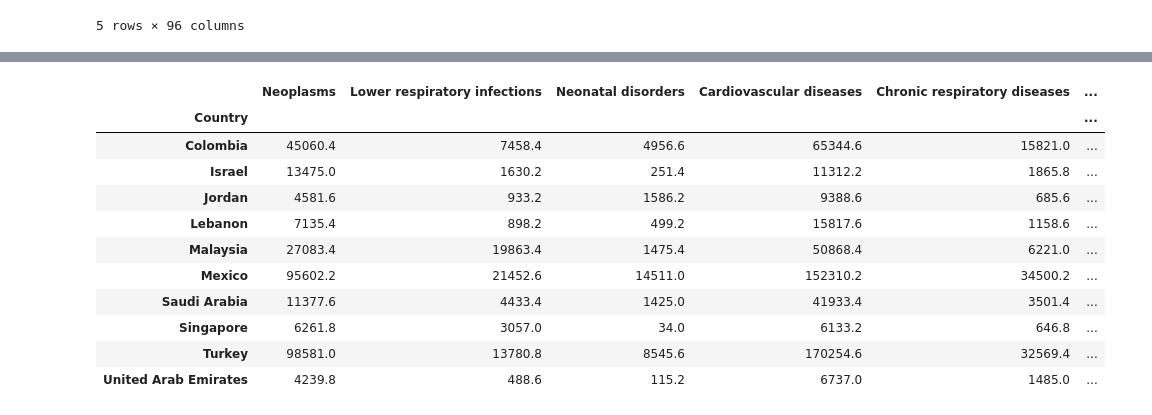
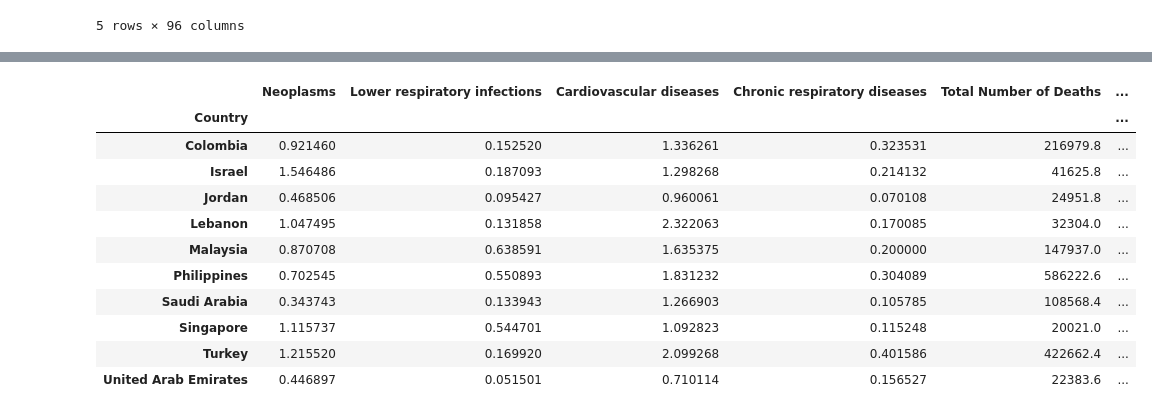
Before and after one commit to TanishaCooper/projectone_groupfour, a Jupyter notebook: HealthcarePy/test.ipynb, the cells around one changed output, grey strips where cells are left out. Cells and saved outputs as stored; diff of their text form; code cells hidden in the pictures.

```diff
--- a/HealthcarePy/test.ipynb
+++ b/HealthcarePy/test.ipynb
@@ -13,7 +13,7 @@ from pprint import pprint
 # Pull in csv files
 annual_num_deaths_csv = ("../Resources/annual-number-of-deaths-by-cause.csv")
 mortality_df = pd.read_csv(annual_num_deaths_csv)
-mortality_df.dropna
+mortality_df = mortality_df.dropna(how='all')
 
 # Second csv for later use
 socio_csv = ("../Resources/soci_econ_country_profiles.csv")
@@ -82,16 +101,40 @@ socio_df.head()
 5 rows × 96 columns
 # %%
 # Cleaning new DataFrame, prepping for merge
-socio2_df = socio_df[['country','Life expectancy at birth, total (years)','GDP per capita (current US$)','Health: Total expenditure (% of GDP)','Health: Physicians (per 1000 pop.)','Health Care Index','Population in thousands (2017)']]
-socio2_df.columns
+socio2_df = socio_df[['country','Life expectancy at birth, total (years)','GDP per capita (current US$)','Health: Total expenditure (% of GDP)','Health: Physicians (per 1000 pop.)','Health Care Index','Population, female','Population, male']]
 socio2_df = socio2_df.rename(columns={
     'Life expectancy at birth, total (years)':'Life Expectancy at birth',
     'GDP per capita (current US$)':'GDP per capita ($)',
     'Health: Total expenditure (% of GDP)':'Total expenditure (% GDP)',
     'Health: Physicians (per 1000 pop.)':'Physicians (per 1000)',
-    'Population in thousands (2017)':'Population in thousands'
 })
 # %%
 # Merging
-new_df = clean_df.merge(socio2_df, how='inner', left_on='Country', right_on='country')
+new_df = code.merge(socio2_df, how='inner', left_on='Country', right_on='country')
 new_df = new_df.drop('country', 1)
+
+# New Population column by combining male and female population
+new_df['Population'] = new_df['Population, female'] + new_df['Population, male']
+pop = new_df['Population']
+# Drop male, female population columns, executions, terrorism
+new_df = new_df.drop(['Population, female','Population, male','Number of executions (Amnesty International)','Terrorism (deaths)'],1)
+
+total_death_rate = (new_df['Total Number of Deaths'] / pop)*100
+new_df['Total Death Rate'] = total_death_rate
+
+new_df.columns
+# drop_columns = ['Meningitis','Fire, heat, and hot substances', 'Malaria', 'Drowning',
+#        'Interpersonal violence', 'HIV/AIDS', 'Drug use disorders',
+#        'Tuberculosis', 'Road injuries', 'Maternal disorders','Neonatal disorders',
+#        'Alcohol use disorders', 'Exposure to forces of nature',
+#        'Diarrheal diseases', 'Environmental heat and cold exposure',
+#        'Nutritional deficiencies', 'Self-harm', 'Conflict and terrorism',
+#        'Diabetes mellitus', 'Poisonings', 'Protein-energy malnutrition','Chronic kidney disease','Cirrhosis and other chronic liver diseases', 'Digestive diseases',
+#        'Acute hepatitis', "Alzheimer's disease and other dementias","Parkinson's disease"]
+
+clean_columns = ['Country', 'Year','Neoplasms','Lower respiratory infections','Cardiovascular diseases',
+                 'Chronic respiratory diseases','Total Number of Deaths','Life Expectancy at birth', 'GDP per capita ($)',
+                 'Total expenditure (% GDP)', 'Physicians (per 1000)','Health Care Index', 'Population', 'Total Death Rate']
+
+clean_df = new_df[clean_columns]
+clean_df
@@ -179,19 +283,28 @@ plt.bar(ind, chron, width=0.8, label='chron', color='#CD853F')
 # %%
 # Filtering by countries with lowest death rates per capita
-least_deaths_df = new_df[new_df["Country"].isin(least_deaths)]
+least_deaths_df = clean_df[clean_df["Country"].isin(least_deaths)]
 ld = least_deaths_df.groupby('Country').mean()
 ld = ld.drop('Year',1)
+
+# Convert cause of death values to per capita values (per 1000)
+ld_pop = pd.Series(ld['Population'])
+# Isolate desired values to calculate
+cause_ld = ld.iloc[:,0:4]
+cause_ld
+# Divide values, then place back into df
+j = cause_ld.div(ld_pop, axis = 0)*1000
+ld.iloc[:,0:4] = j
 ld
 # %% [output]
-|  | Neoplasms | Lower respiratory infections | Neonatal disorders | Cardiovascular diseases | Chronic respiratory diseases | ... |
+|  | Neoplasms | Lower respiratory infections | Cardiovascular diseases | Chronic respiratory diseases | Total Number of Deaths | ... |
 | Country |  |  |  |  |  | ... |
-| Colombia | 45060.4 | 7458.4 | 4956.6 | 65344.6 | 15821.0 | ... |
-| Israel | 13475.0 | 1630.2 | 251.4 | 11312.2 | 1865.8 | ... |
-| Jordan | 4581.6 | 933.2 | 1586.2 | 9388.6 | 685.6 | ... |
-| Lebanon | 7135.4 | 898.2 | 499.2 | 15817.6 | 1158.6 | ... |
-| Malaysia | 27083.4 | 19863.4 | 1475.4 | 50868.4 | 6221.0 | ... |
-| Mexico | 95602.2 | 21452.6 | 14511.0 | 152310.2 | 34500.2 | ... |
-| Saudi Arabia | 11377.6 | 4433.4 | 1425.0 | 41933.4 | 3501.4 | ... |
-| Singapore | 6261.8 | 3057.0 | 34.0 | 6133.2 | 646.8 | ... |
-| Turkey | 98581.0 | 13780.8 | 8545.6 | 170254.6 | 32569.4 | ... |
-| United Arab Emirates | 4239.8 | 488.6 | 115.2 | 6737.0 | 1485.0 | ... |
+| Colombia | 0.921460 | 0.152520 | 1.336261 | 0.323531 | 216979.8 | ... |
+| Israel | 1.546486 | 0.187093 | 1.298268 | 0.214132 | 41625.8 | ... |
+| Jordan | 0.468506 | 0.095427 | 0.960061 | 0.070108 | 24951.8 | ... |
+| Lebanon | 1.047495 | 0.131858 | 2.322063 | 0.170085 | 32304.0 | ... |
+| Malaysia | 0.870708 | 0.638591 | 1.635375 | 0.200000 | 147937.0 | ... |
+| Philippines | 0.702545 | 0.550893 | 1.831232 | 0.304089 | 586222.6 | ... |
+| Saudi Arabia | 0.343743 | 0.133943 | 1.266903 | 0.105785 | 108568.4 | ... |
+| Singapore | 1.115737 | 0.544701 | 1.092823 | 0.115248 | 20021.0 | ... |
+| Turkey | 1.215520 | 0.169920 | 2.099268 | 0.401586 | 422662.4 | ... |
+| United Arab Emirates | 0.446897 | 0.051501 | 0.710114 | 0.156527 | 22383.6 | ... |
```
Also changed, not shown: parts of 21 cells of this notebook, 6 other files.
